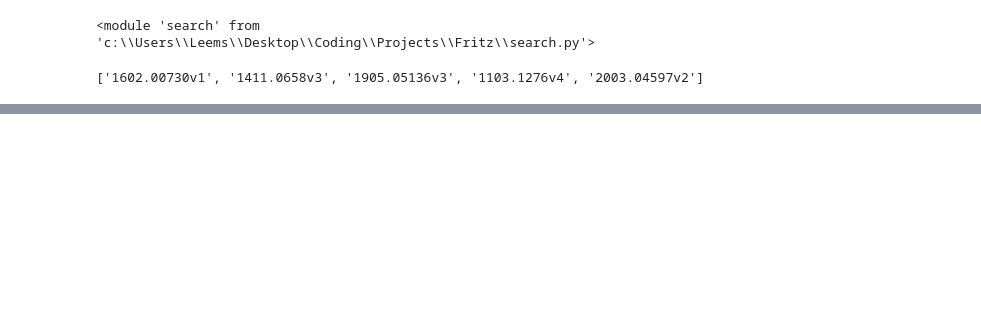
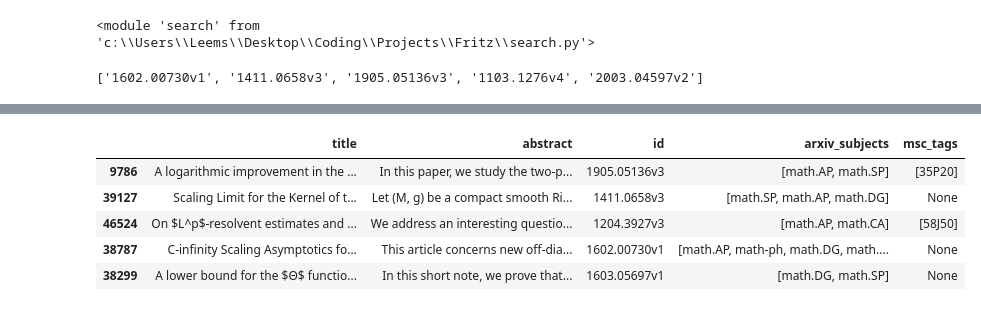
Before and after one commit to Michael-Geis/Fritz, a Jupyter notebook: prediction-flow-sample.ipynb, the cells around one changed output, grey strips where cells are left out. Drawn from its saved outputs; the diff is of its cells as text; code cells hidden in the pictures; blank space fills up the shorter version.

```diff
--- a/prediction-flow-sample.ipynb
+++ b/prediction-flow-sample.ipynb
@@ -138,0 +145,11 @@ pipe.transform(X=id_list)
+# %%
+recs = main(id_list=["1905.05136v3"])
+
+recs.head()
+# %% [output]
+|  | title | abstract | id | arxiv_subjects | msc_tags |
+| 9786 | A logarithmic improvement in the ... | In this paper, we study the two-p... | 1905.05136v3 | [math.AP, math.SP] | [35P20] |
+| 39127 | Scaling Limit for the Kernel of t... | Let (M, g) be a compact smooth Ri... | 1411.0658v3 | [math.SP, math.AP, math.DG] | None |
+| 46524 | On $L^p$-resolvent estimates and ... | We address an interesting questio... | 1204.3927v3 | [math.AP, math.CA] | [58J50] |
+| 38787 | C-infinity Scaling Asymptotics fo... | This article concerns new off-dia... | 1602.00730v1 | [math.AP, math-ph, math.DG, math.... | None |
+| 38299 | A lower bound for the $Θ$ functio... | In this short note, we prove that... | 1603.05697v1 | [math.DG, math.SP] | None |
```
Also changed, not shown: parts of 1 cell of this notebook, 1 other file.
